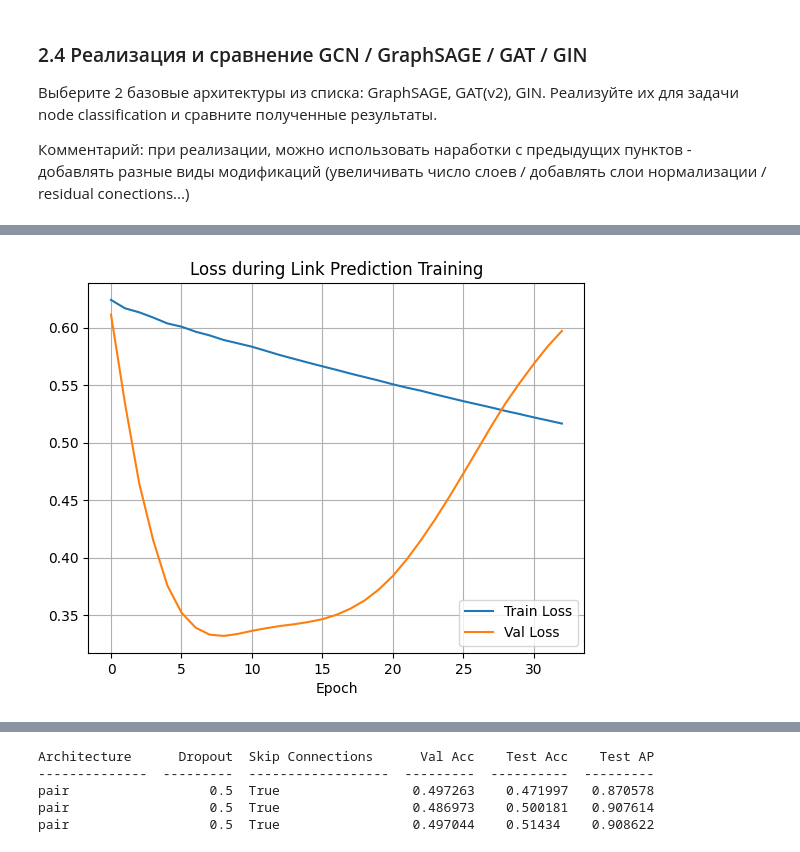
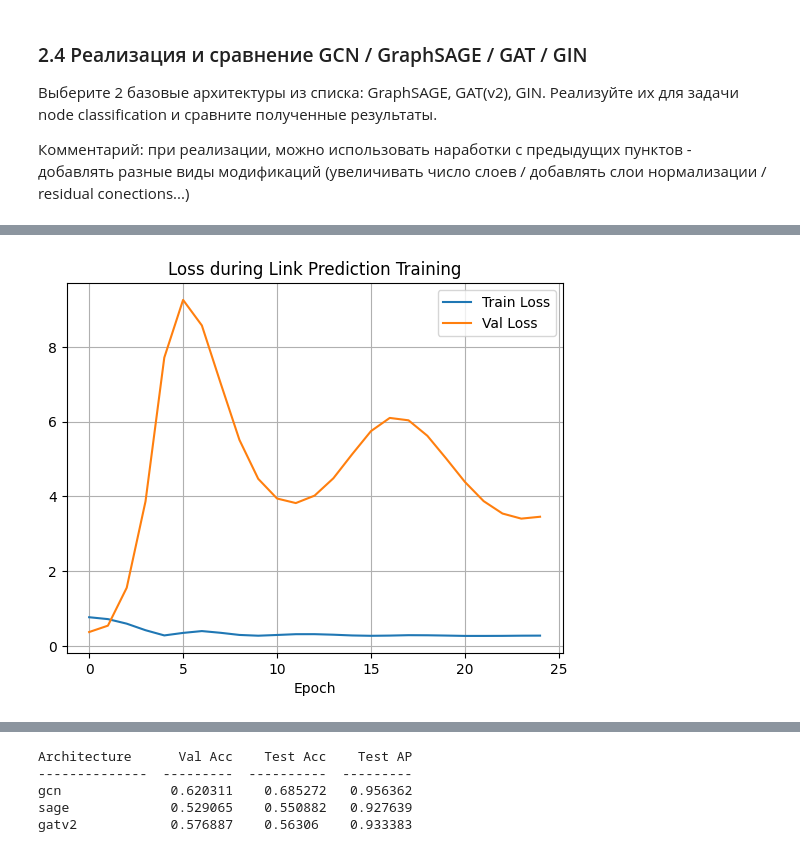
Before and after one commit to setday/hse-gnn-hw-2025, a Jupyter notebook: Basic_GNN_architectures/HW2.ipynb, the cells around one changed output, grey strips where cells are left out. Drawn from its saved outputs; the diff is of its cells as text; code cells hidden in the pictures.

```diff
--- a/Basic_GNN_architectures/HW2.ipynb
+++ b/Basic_GNN_architectures/HW2.ipynb
@@ -361,7 +441,3 @@ $
 **Вопросы:**
 - Улучшается ли устойчивость сети к переобучению?
 - Какой процент удаляемых рёбер оптимален?
-# %%
-model = GCN(in_channels=dataset.num_features, out_channels=dataset.num_classes, edge_dropout=0.5).to(device)
-train_acc, val_acc, test_acc = train_and_evaluate_node_model(model, data)
-print(f"Accuracy на тестовой выборке с DropEdge: {test_acc:.4f}")
@@ -375,0 +444,10 @@ Accuracy на тестовой выборке с DropEdge: 0.8070
+# %%
+results = []
+
+for dropedge_p in [0.0, 0.2, 0.5]:
+    print("=" * 20 + f" DropEdge p={dropedge_p} " + "=" * 20)
+    model = GCN(in_channels=dataset.num_features, out_channels=dataset.num_classes, edge_dropout=dropedge_p).to(device)
+    train_acc, val_acc, test_acc, _ = train_and_evaluate_node_model(model, data)
+    results.append([dropedge_p, train_acc, val_acc, test_acc])
+
+print(tabulate(results, headers=["DropEdge p", "Train Acc", "Val Acc", "Test Acc"]))
@@ -384,9 +496,9 @@ results = []
 for architecture in ['gcn', 'sage', 'gatv2']:
     print("=" * 20 + f" Architecture: {architecture} " + "=" * 20)
     model = GCN(in_channels=dataset.num_features, out_channels=dataset.num_classes, conv_type=architecture, gatv2_heads=4).to(device)
-    train_acc, val_acc, test_acc = train_and_evaluate_node_model(model, data)
-    results.append([architecture, train_acc, val_acc, test_acc])
+    train_acc, val_acc, test_acc, os = train_and_evaluate_node_model(model, data)
+    results.append([architecture, train_acc, val_acc, test_acc, os])
 
-print(tabulate(results, headers=["Architecture", "Train Acc", "Val Acc", "Test Acc"]))
+print(tabulate(results, headers=["Architecture", "Train Acc", "Val Acc", "Test Acc", "Over-smoothing"]))
 # %% [output]
 ==================== Architecture: gcn ====================
@@ -580,8 +697,8 @@ results = []
 
 for decoder_class in [DotProductDecoder, MLPDecoder]:
     print("=" * 20 + f" Decoder: {decoder_class.__name__} " + "=" * 20)
-    encoder = GCNEncoder(in_channels=dataset.num_features, out_channels=32).to(device)
-    decoder = decoder_class(in_channels=32).to(device)
+    encoder = GCNEncoder(in_channels=dataset.num_features, out_channels=16).to(device)
+    decoder = decoder_class(in_channels=16).to(device)
     val_acc, test_acc, test_ap = train_and_evaluate_link_model(encoder, decoder, train_data, val_data, test_data)
     results.append([decoder_class.__name__, val_acc, test_acc, test_ap])
 
@@ -879,14 +1012,12 @@ for architecture in ['gcn', 'sage', 'gatv2']:
     encoder = GCNEncoder(in_channels=dataset.num_features, out_channels=32, conv_type=architecture, gatv2_heads=4).to(device)
     decoder = MLPDecoder(
         in_channels=32,
-        normalization=normalization,
-        dropout=dropout,
-        use_skip_connections=skip_connections,
+        use_skip_connections=True,
     ).to(device)
     val_acc, test_acc, test_ap = train_and_evaluate_link_model(encoder, decoder, train_data, val_data, test_data)
-    results.append([normalization, dropout, skip_connections, val_acc, test_acc, test_ap])
+    results.append([architecture, val_acc, test_acc, test_ap])
 
-print(tabulate(results, headers=["Architecture", "Dropout", "Skip Connections", "Val Acc", "Test Acc", "Test AP"]))
+print(tabulate(results, headers=["Architecture", "Val Acc", "Test Acc", "Test AP"]))
 # %% [output]
 ==================== Architecture: gcn ====================
 Warning: Skip connections wouldn't be used for layer with in_channels=64 and out_channels=32
@@ -907,5 +1038,5 @@ Early stopping at epoch 32 (best AUC = 0.5272)
 Loading the best model weights...
-[figure, old version]
+[figure, new version]
 ==================== Architecture: sage ====================
 Warning: Skip connections wouldn't be used for layer with in_channels=64 and out_channels=32
 Warning: Skip connections wouldn't be used for layer with in_channels=32 and out_channels=16
@@ -945,5 +1076,5 @@ Loading the best model weights...
-Architecture      Dropout  Skip Connections      Val Acc    Test Acc    Test AP
---------------  ---------  ------------------  ---------  ----------  ---------
-pair                  0.5  True                 0.497263    0.471997   0.870578
-pair                  0.5  True                 0.486973    0.500181   0.907614
-pair                  0.5  True                 0.497044    0.51434    0.908622
+Architecture      Val Acc    Test Acc    Test AP
+--------------  ---------  ----------  ---------
+gcn              0.620311    0.685272   0.956362
+sage             0.529065    0.550882   0.927639
+gatv2            0.576887    0.56306    0.933383
```
Also changed, not shown: parts of 23 cells of this notebook.
